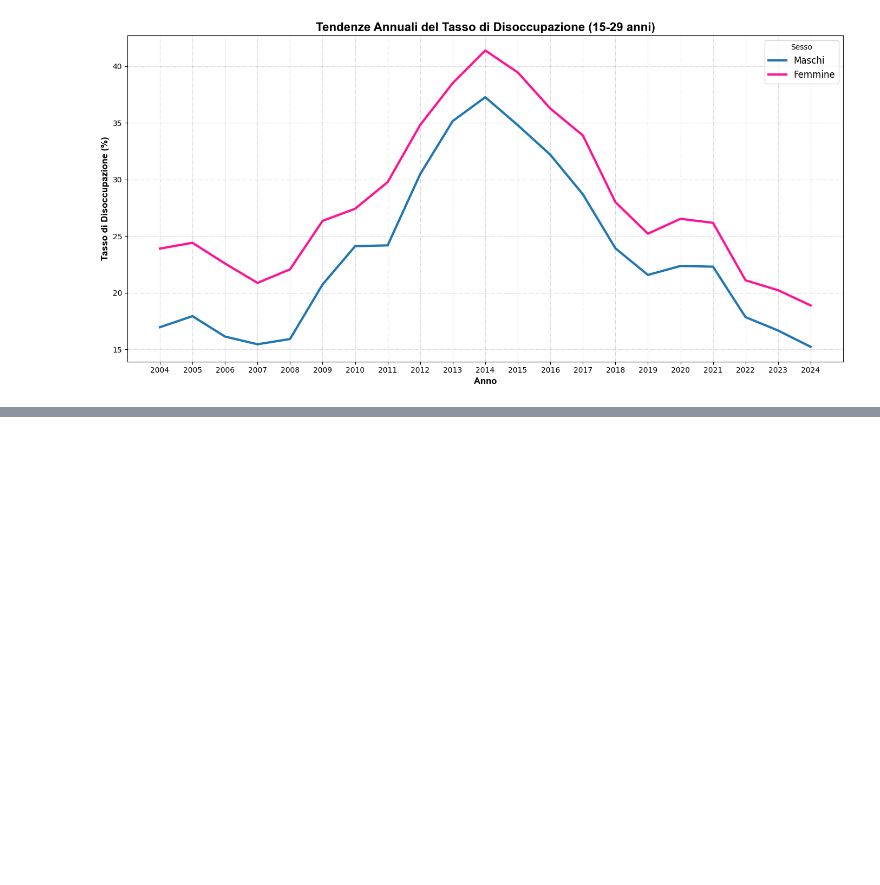
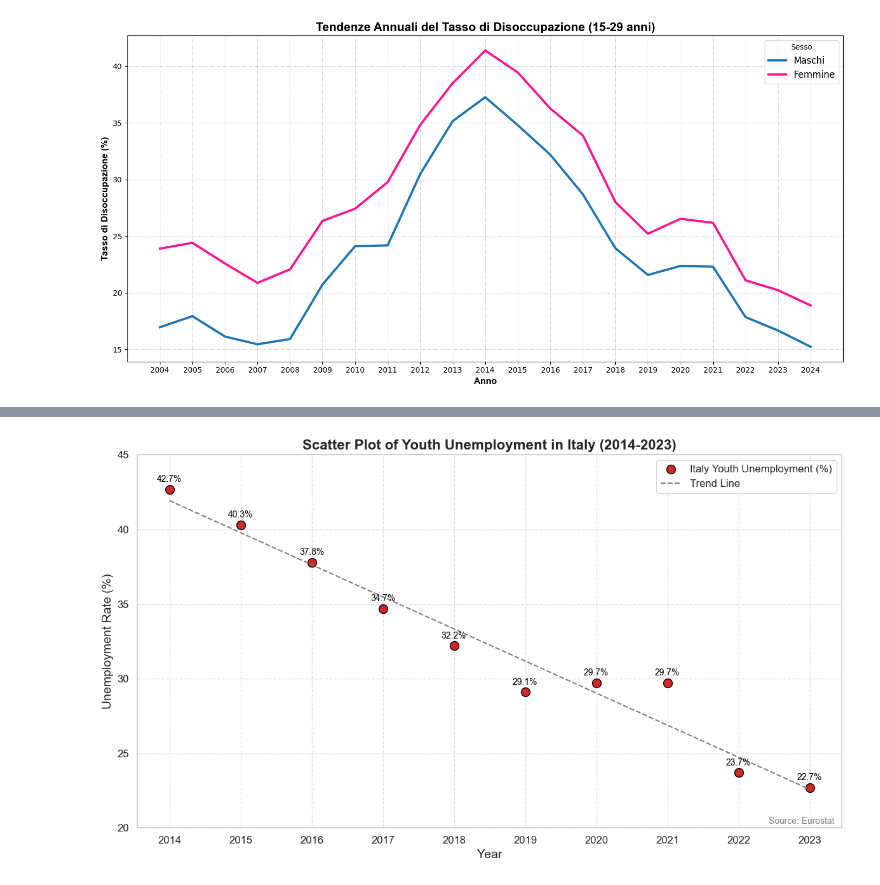
Before and after one commit to lauri14/progetto_visualizzazione_scientifica, a Jupyter notebook: progetto.ipynb, the cells around one changed output, grey strips where cells are left out. Cells and saved outputs as stored; diff of their text form; code cells hidden in the pictures; blank space fills up the shorter version.

```diff
--- a/progetto.ipynb
+++ b/progetto.ipynb
@@ -128,0 +237,46 @@ plt.show()
+# %%
+import matplotlib.pyplot as plt
+import seaborn as sns
+
+# Dati
+years = [2014, 2015, 2016, 2017, 2018, 2019, 2020, 2021, 2022, 2023]
+italy = [42.7, 40.3, 37.8, 34.7, 32.2, 29.1, 29.7, 29.7, 23.7, 22.7]
+
+# Configurazione del grafico
+plt.figure(figsize=(12, 7))
+sns.set_theme(style="whitegrid")
+
+# Scatter plot
+plt.scatter(years, italy, color='#d62728', s=100, label='Italy Youth Unemployment (%)', edgecolor='black')
+
+# Linea di tendenza (opzionale)
+z = np.polyfit(years, italy, 1)
+p = np.poly1d(z)
+plt.plot(years, p(years), linestyle='--', color='gray', label='Trend Line')
+
+# Etichette dei punti
+for i, value in enumerate(italy):
+    plt.text(years[i], value + 0.5, f"{value:.1f}%", ha='center', fontsize=10, color='black')
+
+# Titolo e descrizione
+plt.title('Scatter Plot of Youth Unemployment in Italy (2014-2023)', fontsize=16, fontweight='bold')
+plt.xlabel('Year', fontsize=14)
+plt.ylabel('Unemployment Rate (%)', fontsize=14)
+
+# Personalizzazione degli assi
+plt.xticks(years, fontsize=12)
+plt.yticks(range(20, 50, 5), fontsize=12)
+plt.ylim(20, 45)
+
+# Griglia e legenda
+plt.grid(visible=True, linestyle='--', alpha=0.6)
+plt.legend(fontsize=12, loc='upper right')
+
+# Firma del grafico
+plt.annotate('Source: Eurostat', xy=(0.99, 0.01), xycoords='axes fraction', fontsize=10, ha='right', color='gray')
+
+# Mostra il grafico
+plt.tight_layout()
+plt.show()
+# %% [output]
+[figure, added]
```
Also changed, not shown: parts of 8 cells of this notebook, 2 other files.
